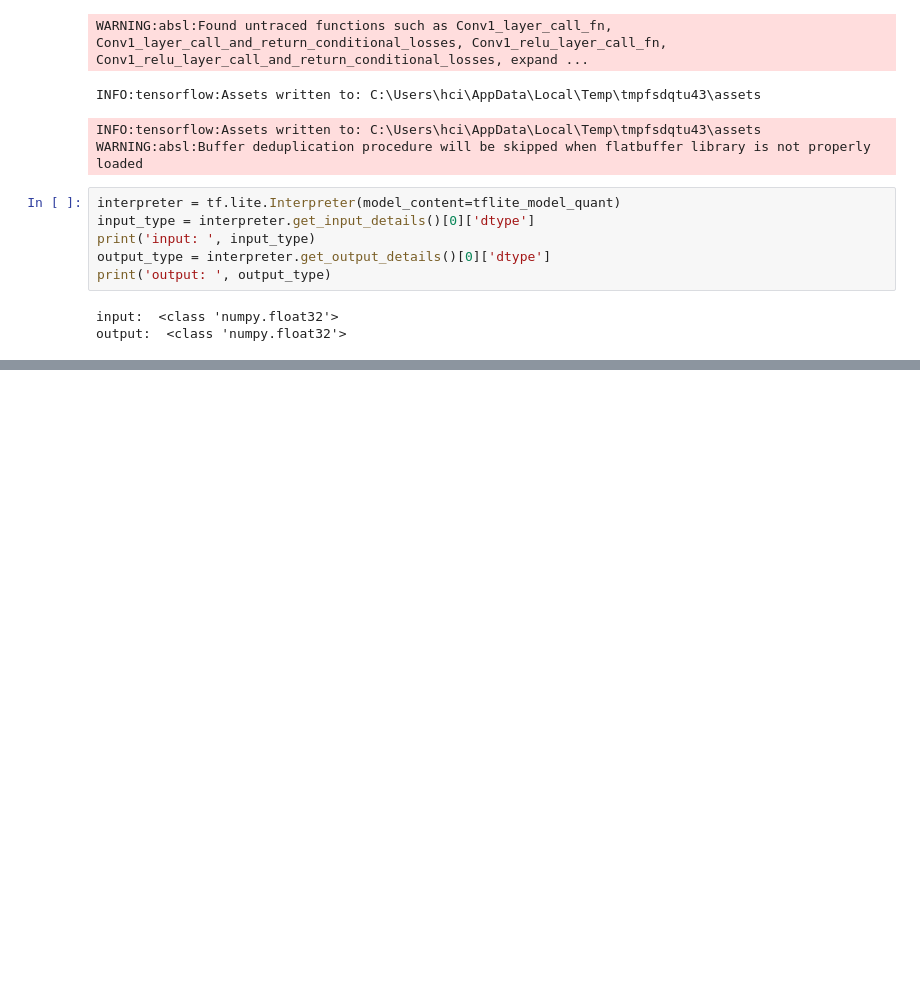
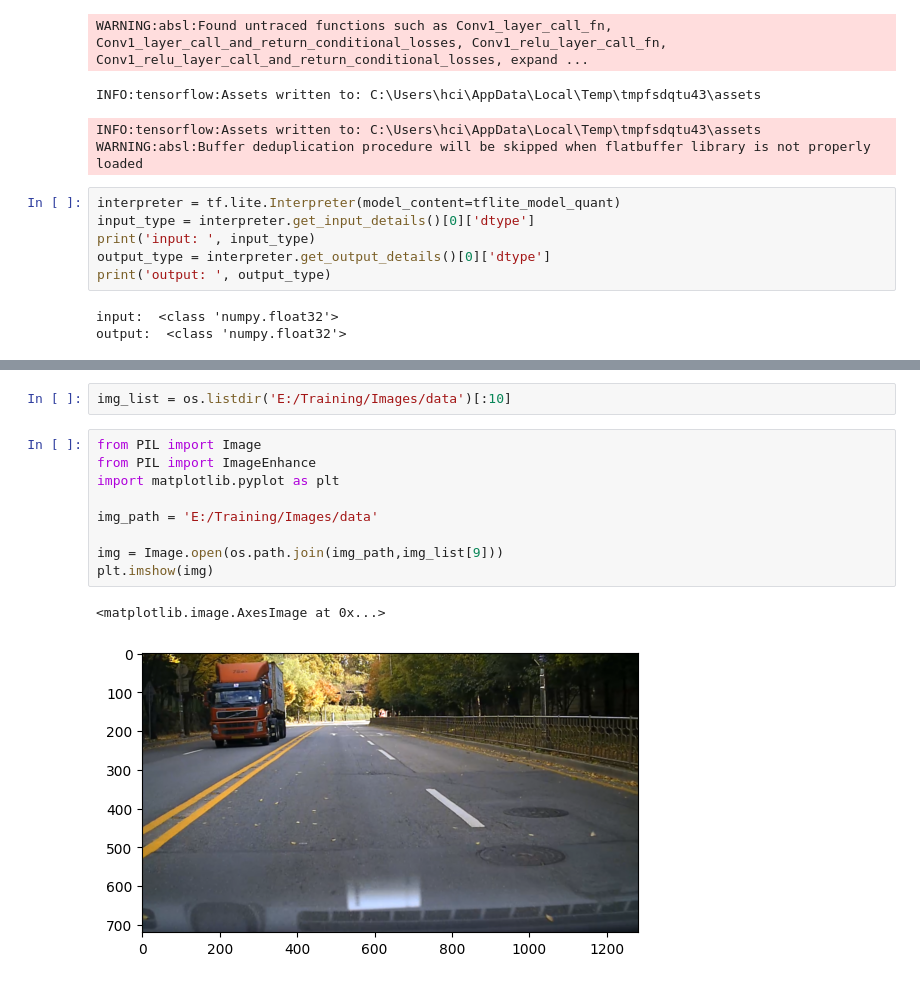
Before and after one commit to chaaaning/Crack-Segmentation-tensorflow, a Jupyter notebook: check_code.ipynb, the cells around one changed output, grey strips where cells are left out. Drawn from its saved outputs; the diff is of its cells as text; blank space fills up the shorter version.

```diff
--- a/check_code.ipynb
+++ b/check_code.ipynb
@@ -441,0 +427,14 @@ _________________________________________________________________
+# %%
+img_list = os.listdir('E:/Training/Images/data')[:10]
+# %%
+from PIL import Image
+from PIL import ImageEnhance
+import matplotlib.pyplot as plt
+
+img_path = 'E:/Training/Images/data'
+
+img = Image.open(os.path.join(img_path,img_list[9]))
+plt.imshow(img)
+# %% [output]
+<matplotlib.image.AxesImage at 0x...>
+[figure, added]
```
Also changed, not shown: parts of 15 cells of this notebook, 6 other files.
